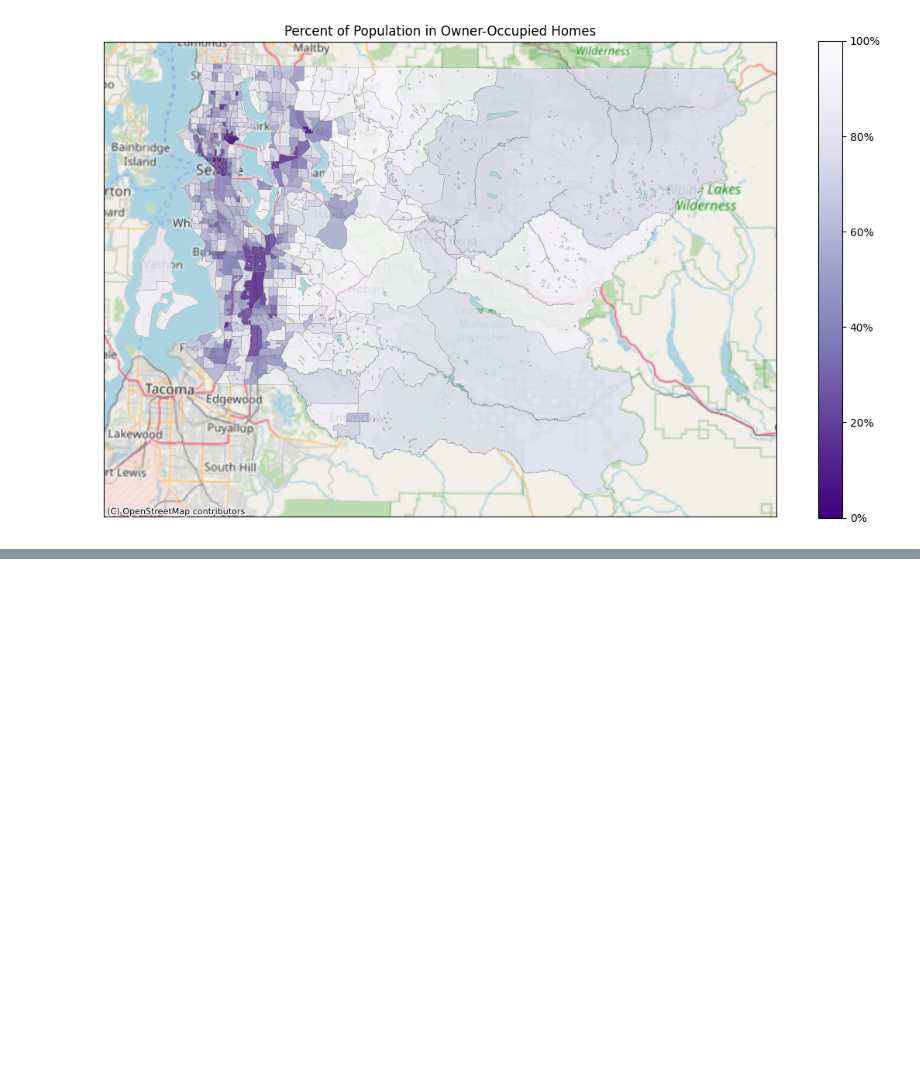
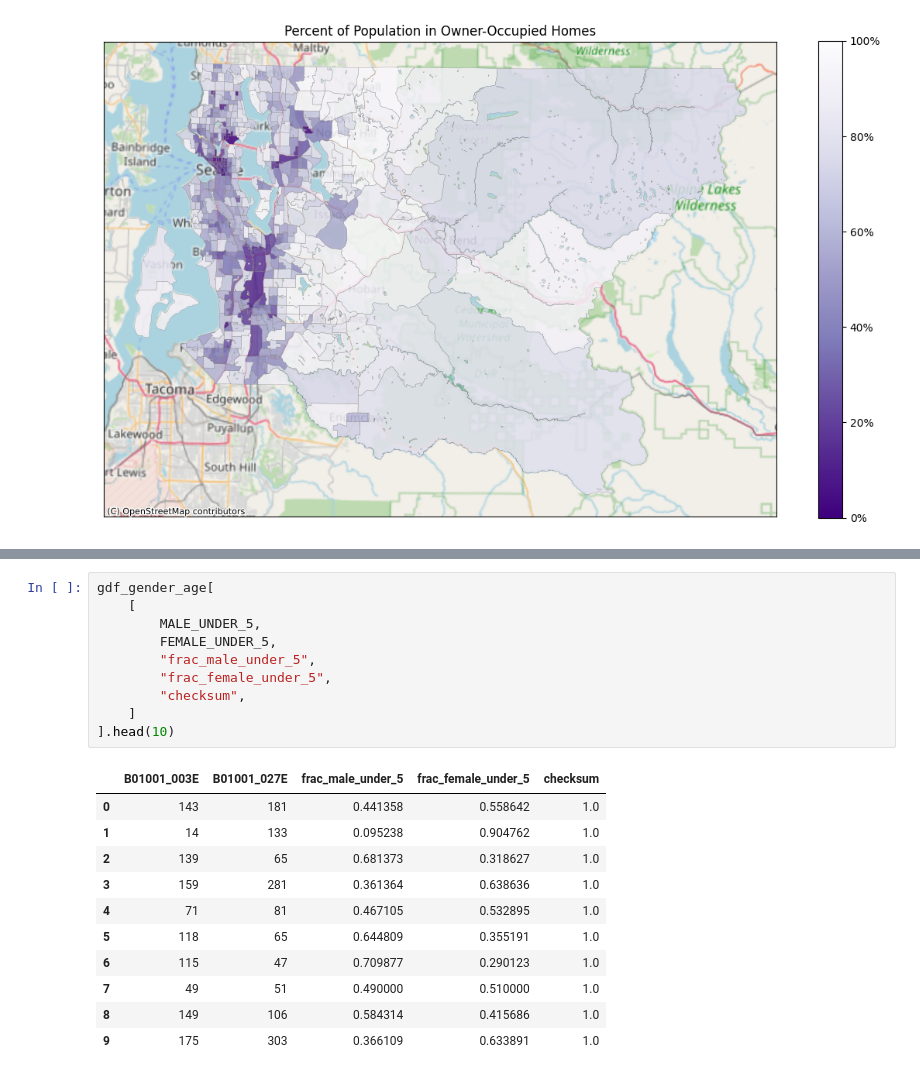
Before and after one commit to censusdis/censusdis-tutorial-2024, a Jupyter notebook: Lessons/Lesson 3 Variables.ipynb, the cells around one changed output, grey strips where cells are left out. Saved outputs shown, nothing was run; the diff lists cells and outputs as text; blank space fills up the shorter version.

```diff
--- a/Lessons/Lesson 3 Variables.ipynb
+++ b/Lessons/Lesson 3 Variables.ipynb
@@ -363,0 +482,22 @@ _ = ax.set_title("Percent of Population in Owner-Occupied Homes")
+# %%
+gdf_gender_age[
+    [
+        MALE_UNDER_5,
+        FEMALE_UNDER_5,
+        "frac_male_under_5",
+        "frac_female_under_5",
+        "checksum",
+    ]
+].head(10)
+# %% [output]
+|  | B01001_003E | B01001_027E | frac_male_under_5 | frac_female_under_5 | checksum |
+| 0 | 143 | 181 | 0.441358 | 0.558642 | 1.0 |
+| 1 | 14 | 133 | 0.095238 | 0.904762 | 1.0 |
+| 2 | 139 | 65 | 0.681373 | 0.318627 | 1.0 |
+| 3 | 159 | 281 | 0.361364 | 0.638636 | 1.0 |
+| 4 | 71 | 81 | 0.467105 | 0.532895 | 1.0 |
+| 5 | 118 | 65 | 0.644809 | 0.355191 | 1.0 |
+| 6 | 115 | 47 | 0.709877 | 0.290123 | 1.0 |
+| 7 | 49 | 51 | 0.490000 | 0.510000 | 1.0 |
+| 8 | 149 | 106 | 0.584314 | 0.415686 | 1.0 |
+| 9 | 175 | 303 | 0.366109 | 0.633891 | 1.0 |
```
Also changed, not shown: parts of 22 cells of this notebook, 2 other files.
